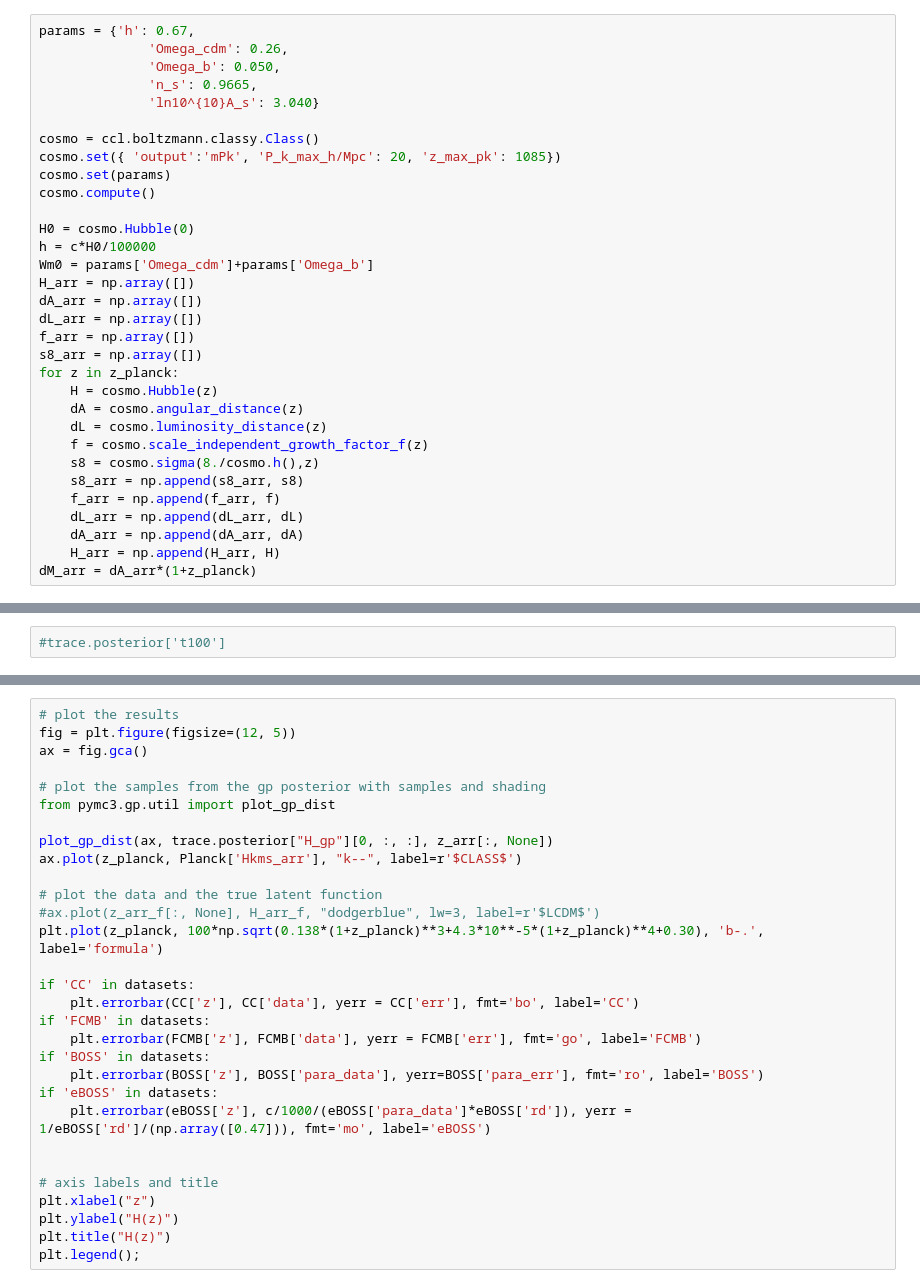
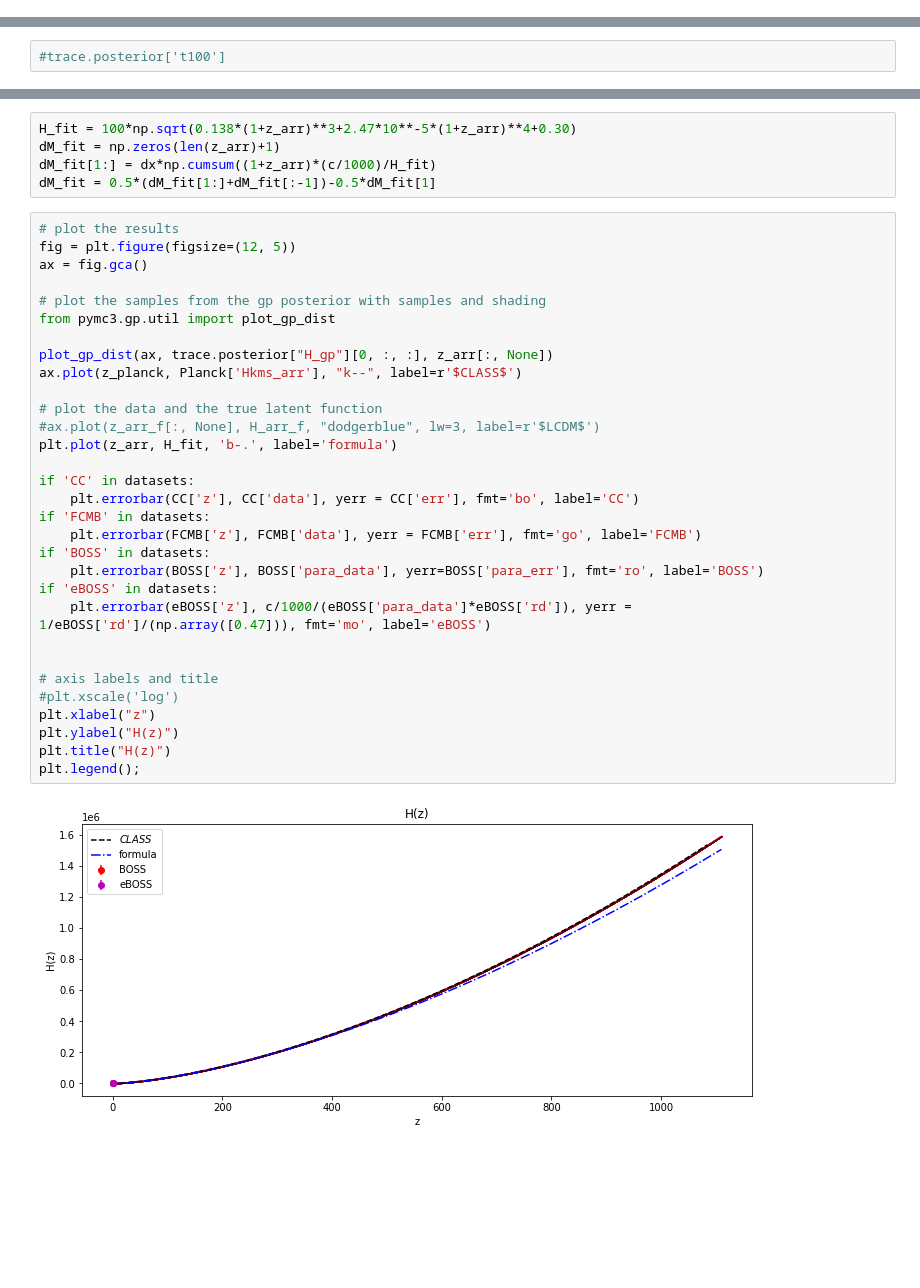
Before and after one commit to JaimeRZP/Growz, a Jupyter notebook: notebooks/GP_Masterx.ipynb, the cells around one changed output, grey strips where cells are left out. Saved outputs shown, nothing was run; the diff lists cells and outputs as text; blank space fills up the shorter version.

```diff
--- a/notebooks/GP_Masterx.ipynb
+++ b/notebooks/GP_Masterx.ipynb
@@ -210,32 +235,0 @@ plt.savefig('/mnt/c/Users/Jaime/Desktop/PhD/gp_figures/fs8_forecast.pdf')
-# %%
-params = {'h': 0.67,
-              'Omega_cdm': 0.26,
-              'Omega_b': 0.050,
-              'n_s': 0.9665,
-              'ln10^{10}A_s': 3.040}
-
-cosmo = ccl.boltzmann.classy.Class()
-cosmo.set({ 'output':'mPk', 'P_k_max_h/Mpc': 20, 'z_max_pk': 1085})
-cosmo.set(params)
-cosmo.compute()
-
-H0 = cosmo.Hubble(0)
-h = c*H0/100000
-Wm0 = params['Omega_cdm']+params['Omega_b']
-H_arr = np.array([])
-dA_arr = np.array([])
-dL_arr = np.array([])
-f_arr = np.array([])
-s8_arr = np.array([])
-for z in z_planck:
-    H = cosmo.Hubble(z)
-    dA = cosmo.angular_distance(z)
-    dL = cosmo.luminosity_distance(z)
-    f = cosmo.scale_independent_growth_factor_f(z)
-    s8 = cosmo.sigma(8./cosmo.h(),z)
-    s8_arr = np.append(s8_arr, s8)
-    f_arr = np.append(f_arr, f)
-    dL_arr = np.append(dL_arr, dL)
-    dA_arr = np.append(dA_arr, dA)
-    H_arr = np.append(H_arr, H)
-dM_arr = dA_arr*(1+z_planck)
@@ -476,33 +446,41 @@ plt.legend();
+# %%
+H_fit = 100*np.sqrt(0.138*(1+z_arr)**3+2.47*10**-5*(1+z_arr)**4+0.30)
+dM_fit = np.zeros(len(z_arr)+1)
+dM_fit[1:] = dx*np.cumsum((1+z_arr)*(c/1000)/H_fit)
+dM_fit = 0.5*(dM_fit[1:]+dM_fit[:-1])-0.5*dM_fit[1]
 # %%
 # plot the results
 fig = plt.figure(figsize=(12, 5))
 ax = fig.gca()
 
 # plot the samples from the gp posterior with samples and shading
 from pymc3.gp.util import plot_gp_dist
 
 plot_gp_dist(ax, trace.posterior["H_gp"][0, :, :], z_arr[:, None])
 ax.plot(z_planck, Planck['Hkms_arr'], "k--", label=r'$CLASS$')
 
 # plot the data and the true latent function
 #ax.plot(z_arr_f[:, None], H_arr_f, "dodgerblue", lw=3, label=r'$LCDM$')
-plt.plot(z_planck, 100*np.sqrt(0.138*(1+z_planck)**3+4.3*10**-5*(1+z_planck)**4+0.30), 'b-.', label='formula')
+plt.plot(z_arr, H_fit, 'b-.', label='formula')
 
 if 'CC' in datasets:
     plt.errorbar(CC['z'], CC['data'], yerr = CC['err'], fmt='bo', label='CC')
 if 'FCMB' in datasets:
     plt.errorbar(FCMB['z'], FCMB['data'], yerr = FCMB['err'], fmt='go', label='FCMB')
 if 'BOSS' in datasets:
     plt.errorbar(BOSS['z'], BOSS['para_data'], yerr=BOSS['para_err'], fmt='ro', label='BOSS')
 if 'eBOSS' in datasets:
     plt.errorbar(eBOSS['z'], c/1000/(eBOSS['para_data']*eBOSS['rd']), yerr = 1/eBOSS['rd']/(np.array([0.47])), fmt='mo', label='eBOSS')
 
 
 # axis labels and title
+#plt.xscale('log')
 plt.xlabel("z")
 plt.ylabel("H(z)")
 plt.title("H(z)")
 plt.legend();
+# %% [output]
+[figure, added]
 # %%
 # plot the results
 fig = plt.figure(figsize=(12, 5))
```
Also changed, not shown: parts of 27 cells of this notebook, 8 other files.
